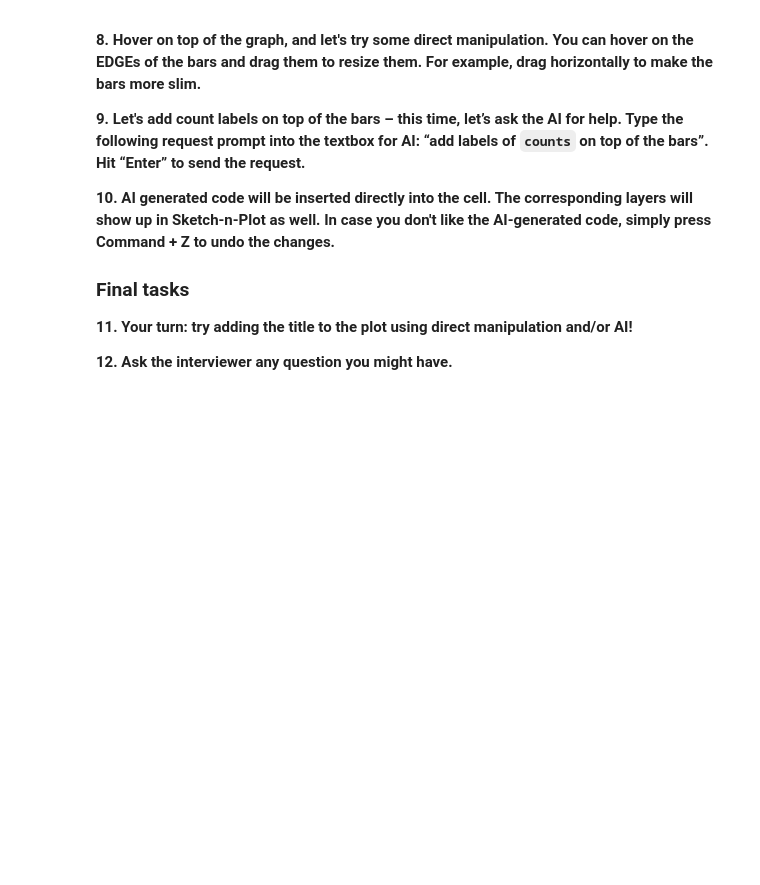
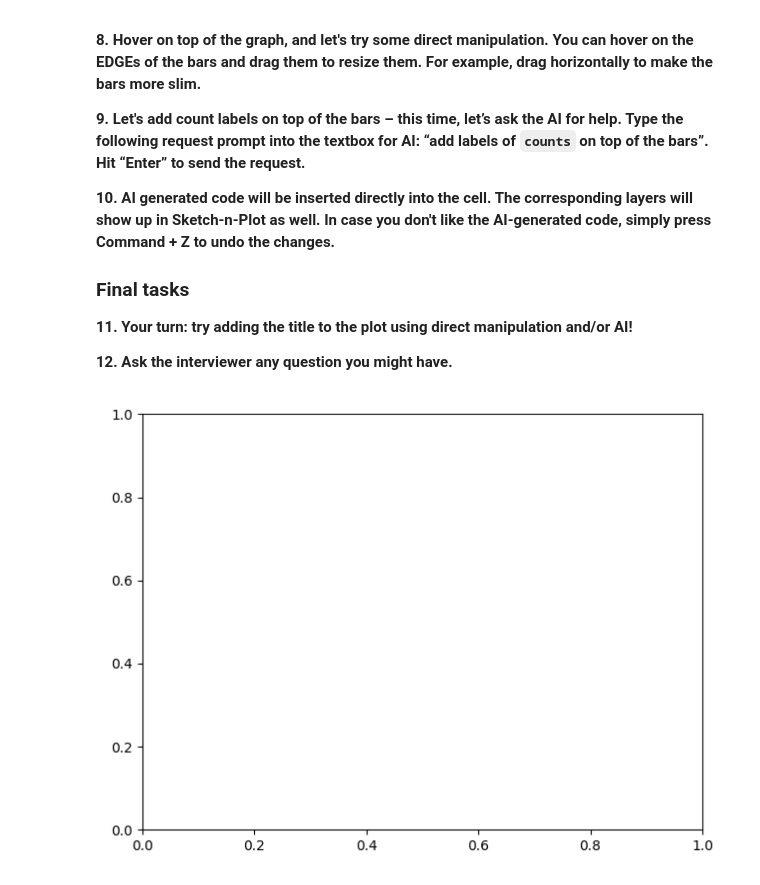
Before and after one commit to brianhempel/plottery, a Jupyter notebook: study-starter-COPY-ME/Tutorial-starter.ipynb, the cells around one changed output. Saved outputs shown, nothing was run; the diff lists cells and outputs as text; code cells hidden in the pictures; blank space fills up the shorter version.

Commit message:
updated sutdy starter and sol notebooks

```diff
--- a/study-starter-COPY-ME/Tutorial-starter.ipynb
+++ b/study-starter-COPY-ME/Tutorial-starter.ipynb
@@ -53,9 +53,9 @@ colors = ['red', 'blue', 'purple', 'orange']
 # %%
 fig = plt.figure(layout='tight')
 ax = fig.add_subplot(1, 1, 1)
 
 
-
 # DO NOT CHANGE THE CODE BELOW
-snp = SNP(fig, locals(), cell_lineno, provenance_is_off_by_n_lines, notebook_code_through_cell)
-snp
+plt.show()
+# %% [output]
+[figure, added]
```
Also changed, not shown: parts of 1 cell of this notebook, 3 other files.
